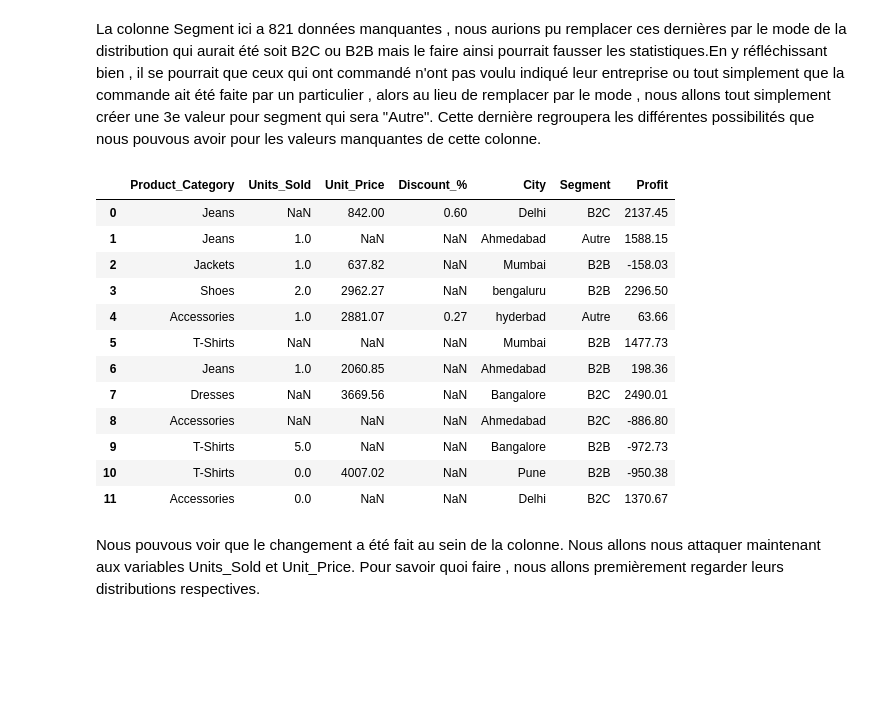
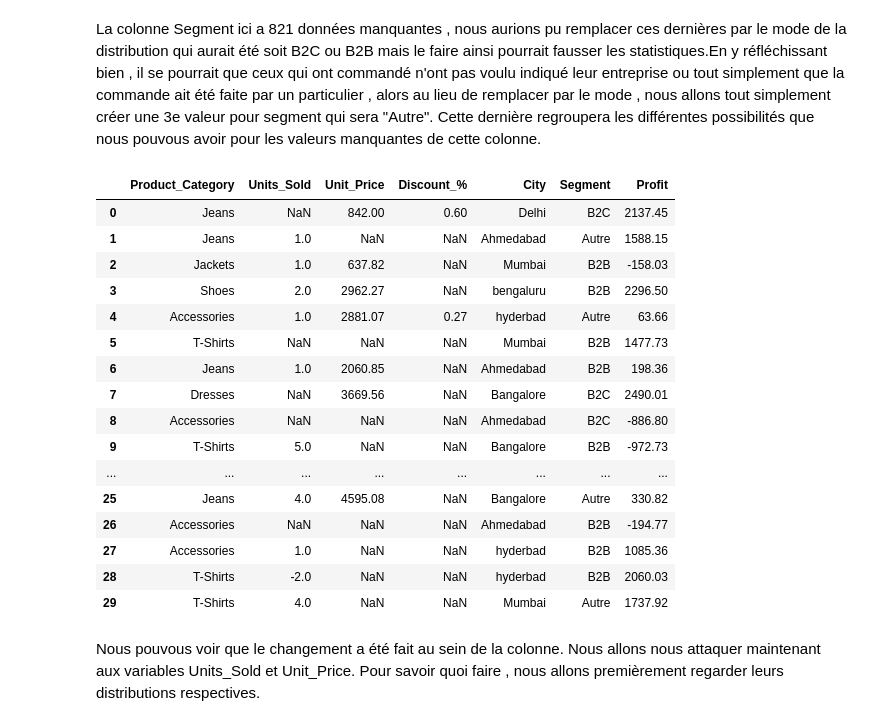
Before and after one commit to paulemoussavou3-alt/Analyse_commande_commerciale, a Jupyter notebook: train_ca.ipynb, the cells around one changed output. Drawn from its saved outputs; the diff is of its cells as text; code cells hidden in the pictures; blank space fills up the shorter version.

```diff
--- a/train_ca.ipynb
+++ b/train_ca.ipynb
@@ -169,21 +189,25 @@ La colonne Segment ici a 821 données manquantes , nous aurions pu remplacer ces
 # %%
 data_clean["Segment"]=data_clean["Segment"].fillna("Autre")
 # %%
-data_clean.head(12)
+data_clean.head(30)
 # %% [output]
 |  | Product_Category | Units_Sold | Unit_Price | Discount_% | City | Segment | Profit |
 | 0 | Jeans | NaN | 842.00 | 0.60 | Delhi | B2C | 2137.45 |
 | 1 | Jeans | 1.0 | NaN | NaN | Ahmedabad | Autre | 1588.15 |
 | 2 | Jackets | 1.0 | 637.82 | NaN | Mumbai | B2B | -158.03 |
 | 3 | Shoes | 2.0 | 2962.27 | NaN | bengaluru | B2B | 2296.50 |
 | 4 | Accessories | 1.0 | 2881.07 | 0.27 | hyderbad | Autre | 63.66 |
 | 5 | T-Shirts | NaN | NaN | NaN | Mumbai | B2B | 1477.73 |
 | 6 | Jeans | 1.0 | 2060.85 | NaN | Ahmedabad | B2B | 198.36 |
 | 7 | Dresses | NaN | 3669.56 | NaN | Bangalore | B2C | 2490.01 |
 | 8 | Accessories | NaN | NaN | NaN | Ahmedabad | B2C | -886.80 |
 | 9 | T-Shirts | 5.0 | NaN | NaN | Bangalore | B2B | -972.73 |
-| 10 | T-Shirts | 0.0 | 4007.02 | NaN | Pune | B2B | -950.38 |
-| 11 | Accessories | 0.0 | NaN | NaN | Delhi | B2C | 1370.67 |
+| ... | ... | ... | ... | ... | ... | ... | ... |
+| 25 | Jeans | 4.0 | 4595.08 | NaN | Bangalore | Autre | 330.82 |
+| 26 | Accessories | NaN | NaN | NaN | Ahmedabad | B2B | -194.77 |
+| 27 | Accessories | 1.0 | NaN | NaN | hyderbad | B2B | 1085.36 |
+| 28 | T-Shirts | -2.0 | NaN | NaN | hyderbad | B2B | 2060.03 |
+| 29 | T-Shirts | 4.0 | NaN | NaN | Mumbai | Autre | 1737.92 |
 # %% [markdown]
 Nous pouvous voir que le changement a été fait au sein de la colonne. Nous allons nous attaquer maintenant aux variables Units_Sold et Unit_Price. Pour savoir quoi faire , nous allons premièrement regarder leurs distributions respectives.
 # %%
```
Also changed, not shown: parts of 11 cells of this notebook, 4 other files.
